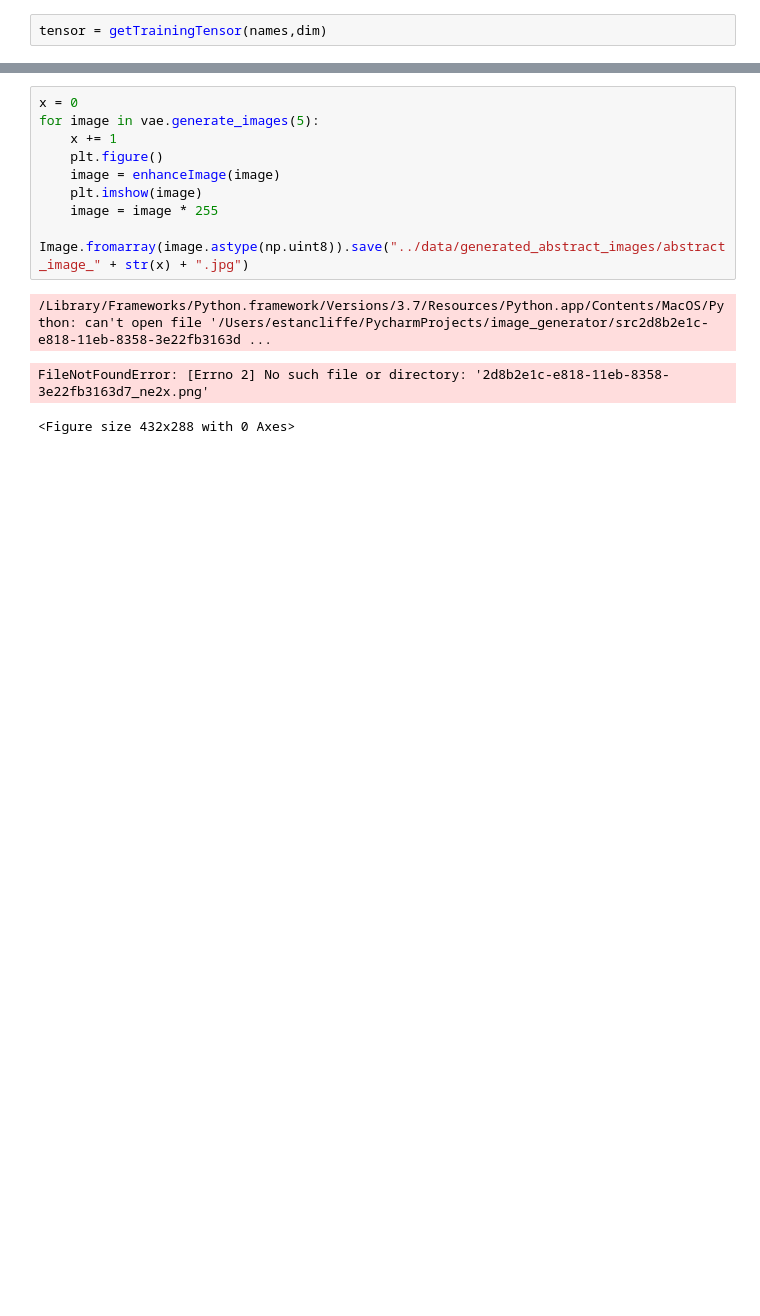
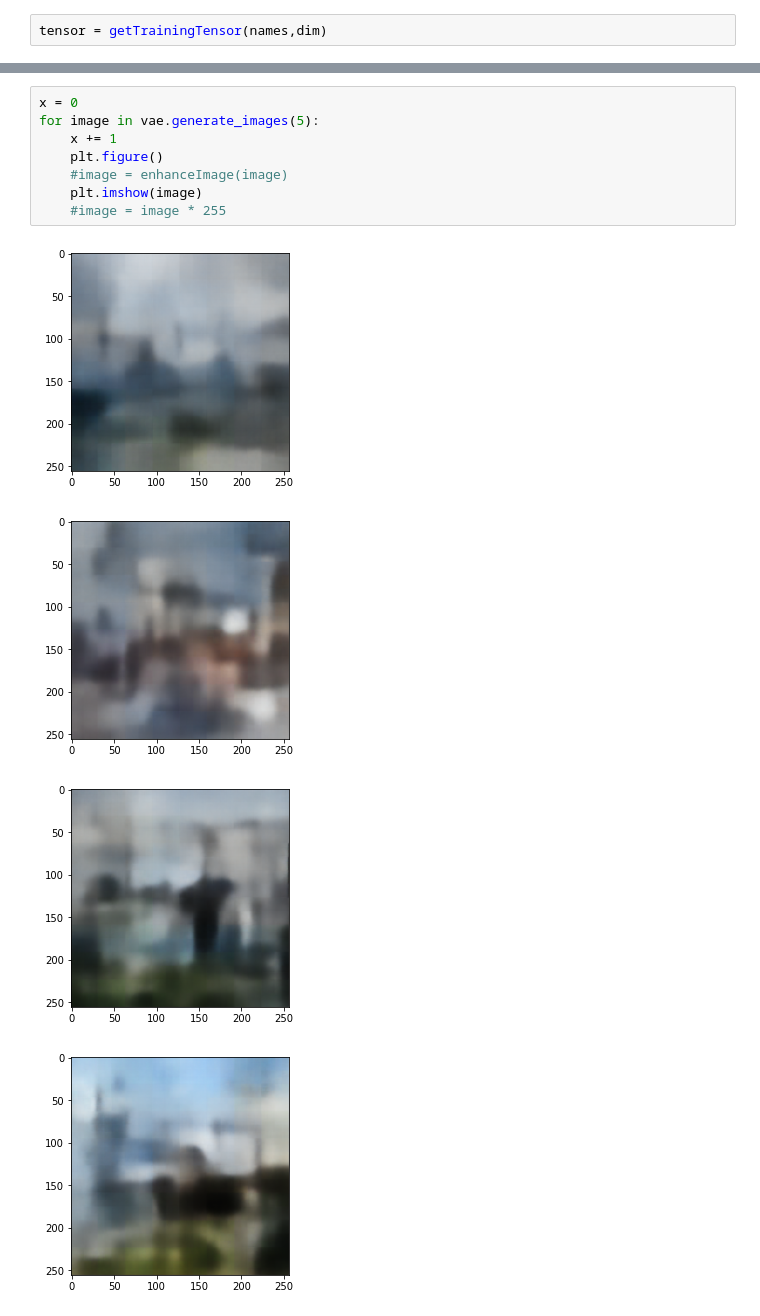
Before and after one commit to e-stan/image_generator, a Jupyter notebook: notebooks/generate_images.ipynb, the cells around one changed output, grey strips where cells are left out. Drawn from its saved outputs; the diff is of its cells as text; blank space fills up the shorter version.

```diff
--- a/notebooks/generate_images.ipynb
+++ b/notebooks/generate_images.ipynb
@@ -41,13 +48,13 @@ vae.fit_image_generator(tensor)
 # %%
 x = 0
 for image in vae.generate_images(5):
     x += 1
     plt.figure()
-    image = enhanceImage(image)
+    #image = enhanceImage(image)
     plt.imshow(image)
-    image = image * 255
-    Image.fromarray(image.astype(np.uint8)).save("../data/generated_abstract_images/abstract_image_" + str(x) + ".jpg")
+    #image = image * 255
 # %% [output]
-/Library/Frameworks/Python.framework/Versions/3.7/Resources/Python.app/Contents/MacOS/Python: can't open file '/Users/estancliffe/PycharmProjects/image_generator/src2d8b2e1c-e818-11eb-8358-3e22fb3163d ...
-FileNotFoundError: [Errno 2] No such file or directory: '2d8b2e1c-e818-11eb-8358-3e22fb3163d7_ne2x.png'
-<Figure size 432x288 with 0 Axes>
+[figure, added]
+[figure, added]
+[figure, added]
+[figure, added]
```
Also changed, not shown: parts of 13 cells of this notebook, 1 other file.
